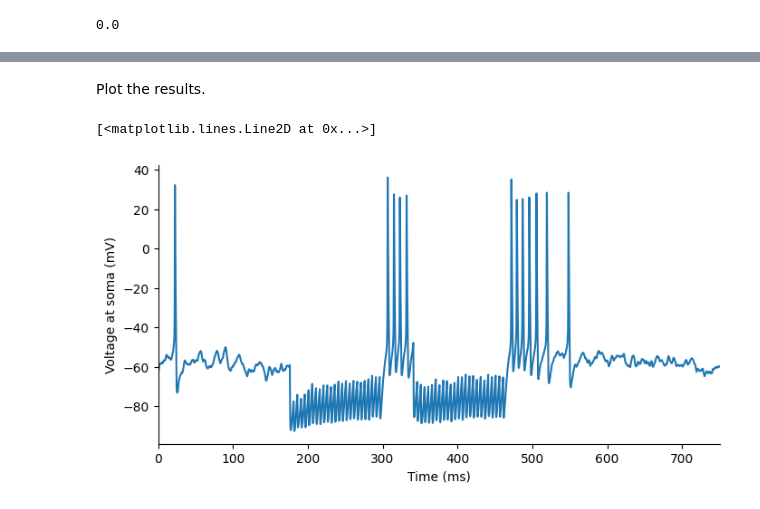
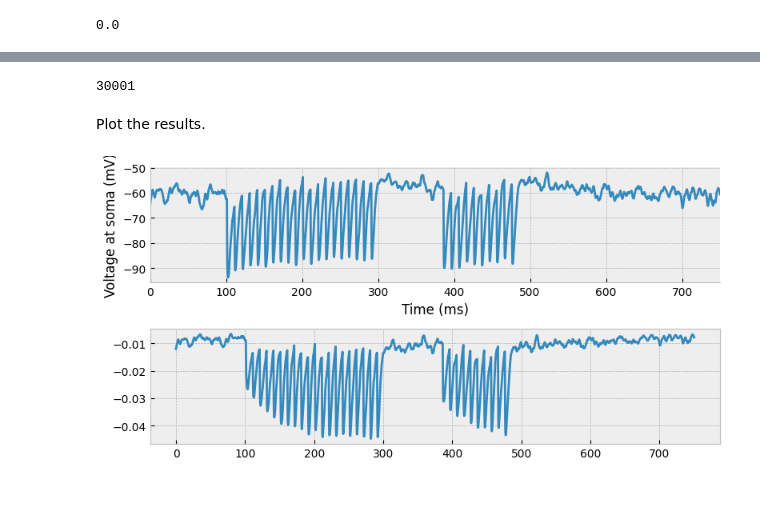
Before and after one commit to NeuArv/spn-sound-termination-miniproject, a Jupyter notebook: spn_model.ipynb, the cells around one changed output, grey strips where cells are left out. Cells and saved outputs as stored; diff of their text form; code cells hidden in the pictures.

```diff
--- a/spn_model.ipynb
+++ b/spn_model.ipynb
@@ -25,21 +25,28 @@ from neuron.units import ms, mV
 # import matplotlib for plotting
 import matplotlib.pyplot as plt
 import matplotlib
+from scipy.signal import find_peaks
+from collections import defaultdict
+plt.style.use("bmh")
 # %% [markdown]
 Then we define the model neuron and some parameters.
 # %%
 # -- default synapse parameters
-syninterval = 5                # stimulus interval (ms)
-synnum = 25                     # number of stimuli
+syninterval = 10                # stimulus interval (ms)
+synnum = 20                     # number of stimuli
+syninterval2 = 10
+synnum2 = 10
 synnoise = 0                    # could be used to introduce some spike jitter
 synconductance = 4e-3           # uS
 nsyns = 14                      # how many inhibitory synapses does our neuron have?
 
-gap = 40                        # default gap between the two stimulus trains
-
+gap = 75                        # default gap between the two stimulus trains
 # -- load SPN neuron
 h.load_file('spn_neuron.hoc')
 soma = h.soma(0.5)
+# stim = h.IClamp(soma)
+# stim.delay = 200
+# stim.amp = -400
 # %% [markdown]
 Add stimuli and inputs.
 # %%
@@ -49,7 +56,7 @@ synstim = []
 netsynstim = []
 syn = []
 for i in range(0, nsyns):
-    synstim.append(h.NetStims(0.5))
+    synstim.append(h.NetStim(0.5))
     synstim[-1].start = 200
     synstim[-1].interval = syninterval
     synstim[-1].number = synnum
@@ -64,10 +71,10 @@ for i in range(0, nsyns):
 synstim2 = []
 netsynstim2 = []
 for i in range(0, nsyns):
-    synstim2.append(h.NetStims(0.5))
+    synstim2.append(h.NetStim(0.5))
     synstim2[-1].start = 300+gap
-    synstim2[-1].interval = syninterval
-    synstim2[-1].number = synnum
+    synstim2[-1].interval = syninterval2
+    synstim2[-1].number = synnum2
     synstim2[-1].noise = synnoise
     netsynstim2.append(h.NetCon(synstim2[-1], syn[-1]))
 
@@ -78,6 +85,7 @@ fl.std_e = 0.0002	        # s-d
 fl.tau_e = 2*0              # time constant
 fl.E_e = 0                  # reversal potential
 
+
 # noise
 fl.std_e = 0.0005
 fl.tau_e = 2
@@ -128,15 +243,23 @@ h.run()
+# %%
+print(len(output_traces["full model"][30]))
+# %% [output]
+30001
 # %% [markdown]
 Plot the results.
 # %%
-fig = plt.figure(figsize=(8, 4))
-ax = fig.add_subplot(111)
-ax.set_ylabel('Voltage at soma ('+h.units('v')+')')
-ax.spines['top'].set_visible(False)
-ax.spines['right'].set_visible(False)
-ax.set_xlabel('Time ('+h.units('t')+')')
-ax.set_xlim([0, h.tstop])
+h.tstop = 750           # duration of the simulation
+nspikes = 0             # reset spike counter
+h.finitialize(-60)
+h.run()
+fig, ax = plt.subplots(2, 1, figsize=(8, 4))
+ax[0].set_ylabel('Voltage at soma ('+h.units('v')+')')
+ax[0].spines['top'].set_visible(False)
+ax[0].spines['right'].set_visible(False)
+ax[0].set_xlabel('Time ('+h.units('t')+')')
+ax[0].set_xlim([0, h.tstop])
 
-ax.plot(t_vec, v_vec, '-')
+ax[0].plot(t_vec, v_vec, '-')
+ax[1].plot(t_vec, ih_vec)
+fig.tight_layout()
 # %% [output]
-[<matplotlib.lines.Line2D at 0x...>]
-[figure, old version]
+[figure, new version]
```
Also changed, not shown: parts of 8 cells of this notebook, 4 other files.
